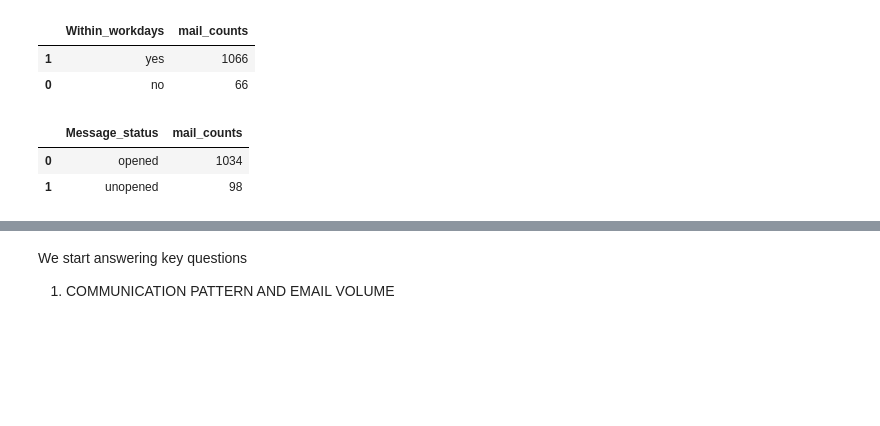
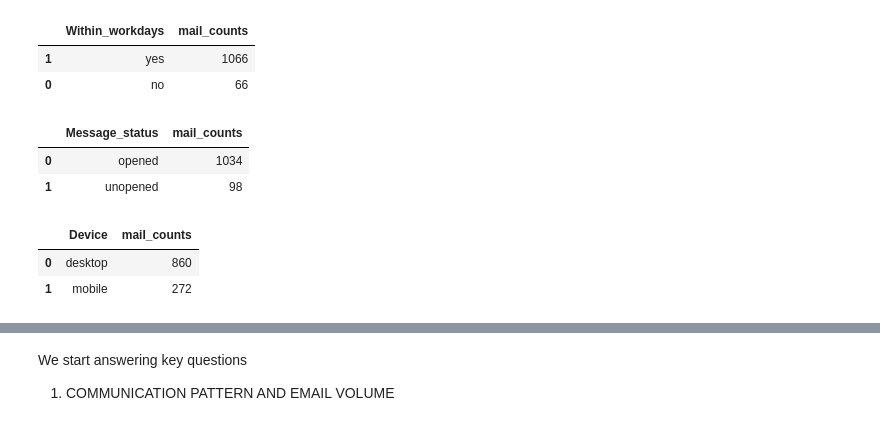
Before and after one commit to djibril968/Python_projects, a Jupyter notebook: Onyx_email_analysis.ipynb, the cells around one changed output, grey strips where cells are left out. Cells and saved outputs as stored; diff of their text form; code cells hidden in the pictures; blank space fills up the shorter version.

```diff
--- a/Onyx_email_analysis.ipynb
+++ b/Onyx_email_analysis.ipynb
@@ -278,5 +278,9 @@ mail_status
 | 1 | unopened | 98 |
 # %%
 #message by deviced_used
-mail_status = Email_fact_data.groupby('Message_status')['Email_id'].count().reset_index(name= 'mail_counts').sort_values('mail_counts', ascending = False)
-mail_status
+device_used = Email_fact_data.groupby('Device')['Email_id'].count().reset_index(name= 'mail_counts').sort_values('mail_counts', ascending = False)
+device_used
+# %% [output]
+|  | Device | mail_counts |
+| 0 | desktop | 860 |
+| 1 | mobile | 272 |
```
Also changed, not shown: parts of 1 cell of this notebook.
